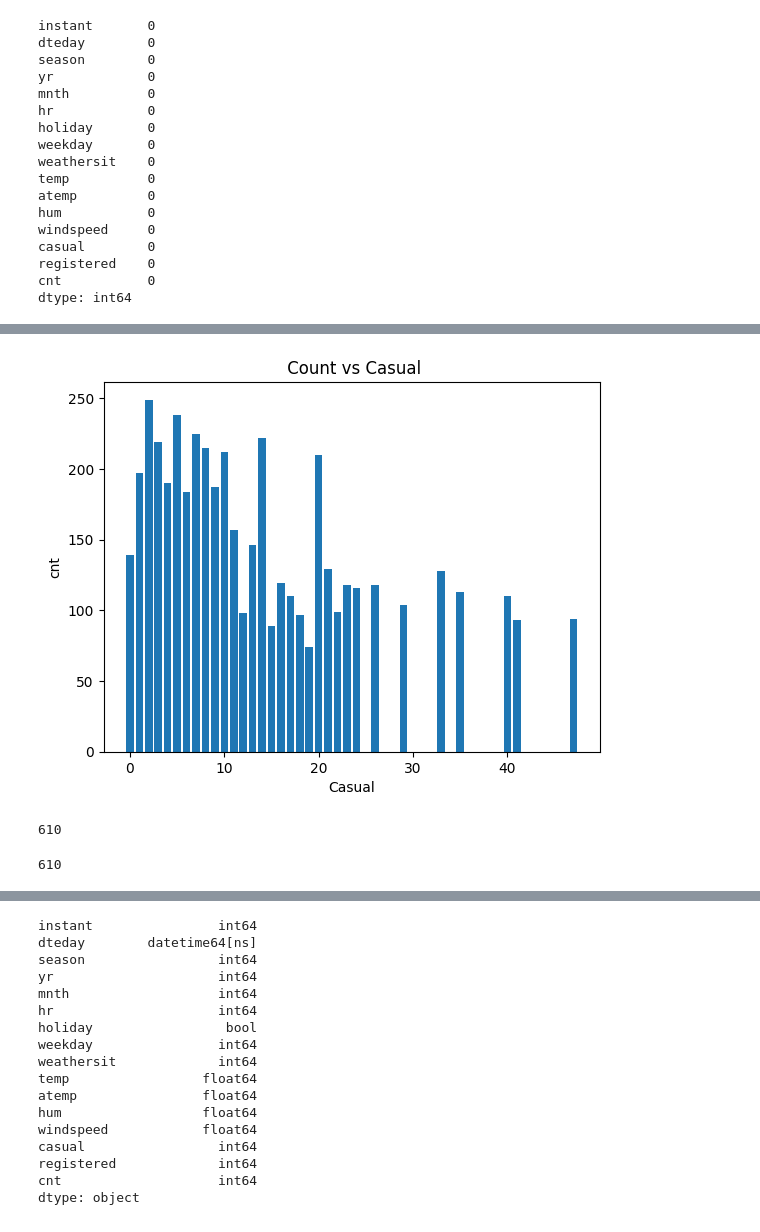
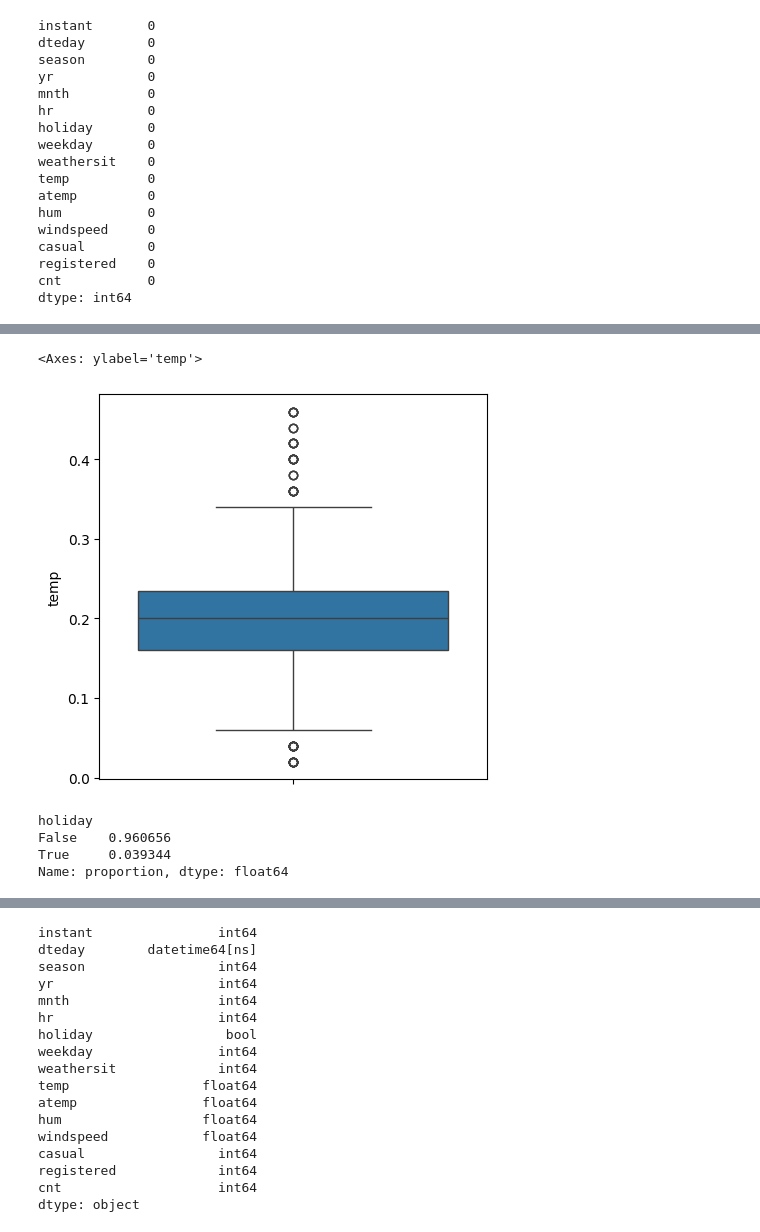
Before and after one commit to Deb052024/Data-Wranglling, a Jupyter notebook: Data_Wrangling_Project_2.ipynb, the cells around one changed output, grey strips where cells are left out. Drawn from its saved outputs; the diff is of its cells as text; code cells hidden in the pictures.

```diff
--- a/Data_Wrangling_Project_2.ipynb
+++ b/Data_Wrangling_Project_2.ipynb
@@ -286,16 +285,13 @@ plt.show()
-# %%
-plt.bar(bikecount['casual'],bikecount['cnt'])
-plt.title(" Count vs Casual")
-plt.xlabel("Casual")
-plt.ylabel("cnt")
-plt.show()
-# %% [output]
-[figure, removed]
-# %%
-bikecount['registered'].count()
-# %% [output]
-610
-# %%
-bikecount['casual'].count()
-# %% [output]
-610
+# %%
+plt.figure(figsize=(5,5))
+sns.boxplot(bikecount['temp'])
+# %% [output]
+<Axes: ylabel='temp'>
+[figure, added]
+# %%
+bikecount['holiday'].value_counts(normalize=True)
+# %% [output]
+holiday
+False    0.960656
+True     0.039344
+Name: proportion, dtype: float64
```
Also changed, not shown: parts of 77 cells of this notebook.
